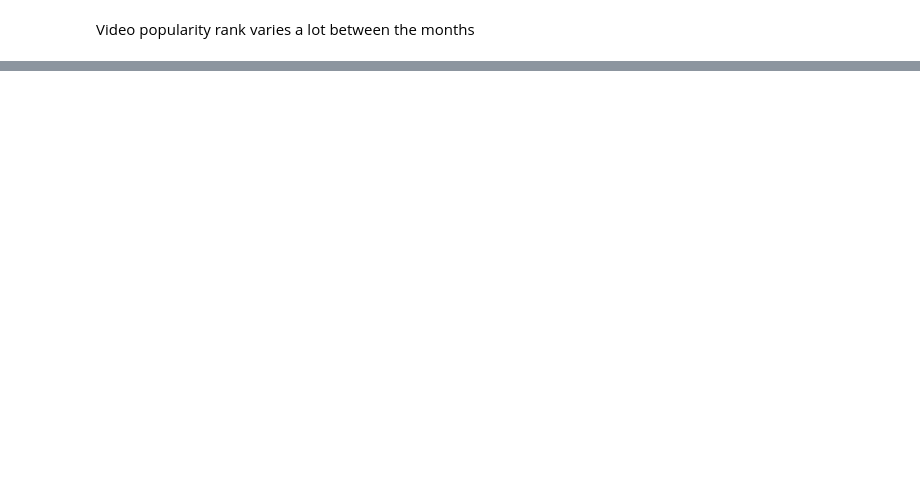
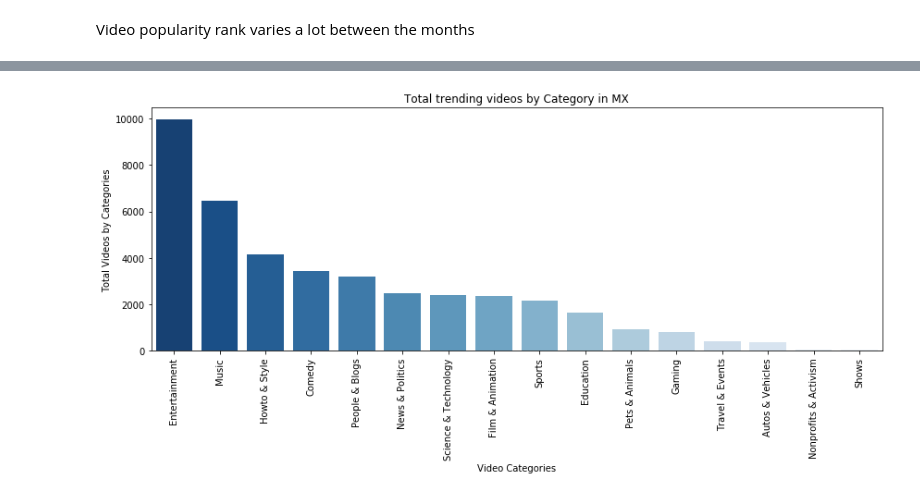
Before and after one commit to criswada/Lovelace, a Jupyter notebook: notebooks/Analise_exploratoria.ipynb, the cells around one changed output, grey strips where cells are left out. Drawn from its saved outputs; the diff is of its cells as text; code cells hidden in the pictures; blank space fills up the shorter version.

```diff
--- a/notebooks/Analise_exploratoria.ipynb
+++ b/notebooks/Analise_exploratoria.ipynb
@@ -251,0 +298,12 @@ df_2018.loc[df.trending_date.dt.month == mon, ['video_id', 'title', var]].groupb
+# %%
+#POPULARIDADE DE VÍDEOS POR CATEGORIA
+plt.figure(figsize=(12,6))
+sns.countplot(x='category_name', data=df, palette='Blues_r', order=df['category_name'].value_counts().index)
+plt.xticks(rotation=90)
+plt.xlabel('Video Categories')
+plt.ylabel('Total Videos by Categories')
+plt.title('Total trending videos by Category in MX')
+plt.tight_layout()
+plt.show()
+# %% [output]
+[figure, added]
```
Also changed, not shown: parts of 18 cells of this notebook.
